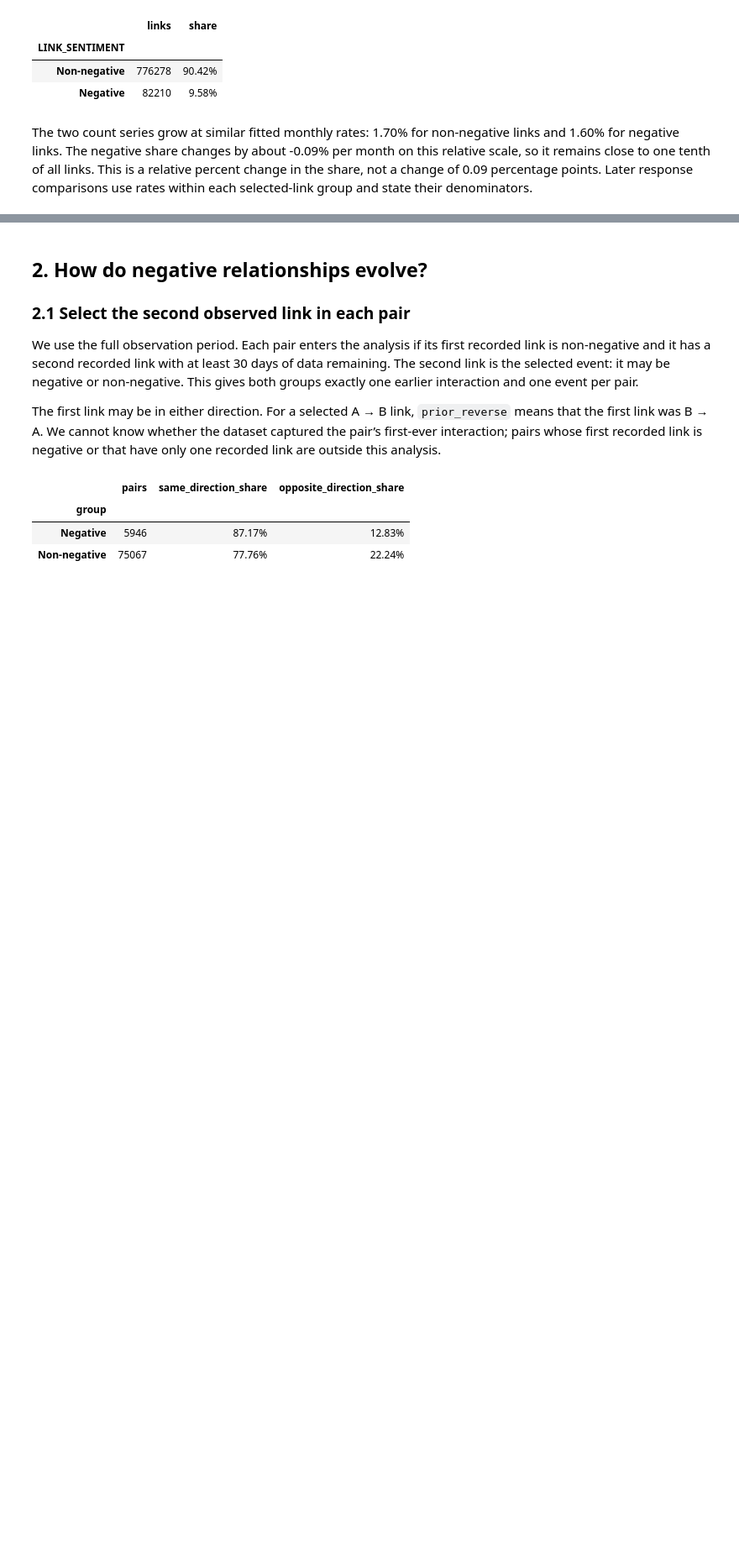
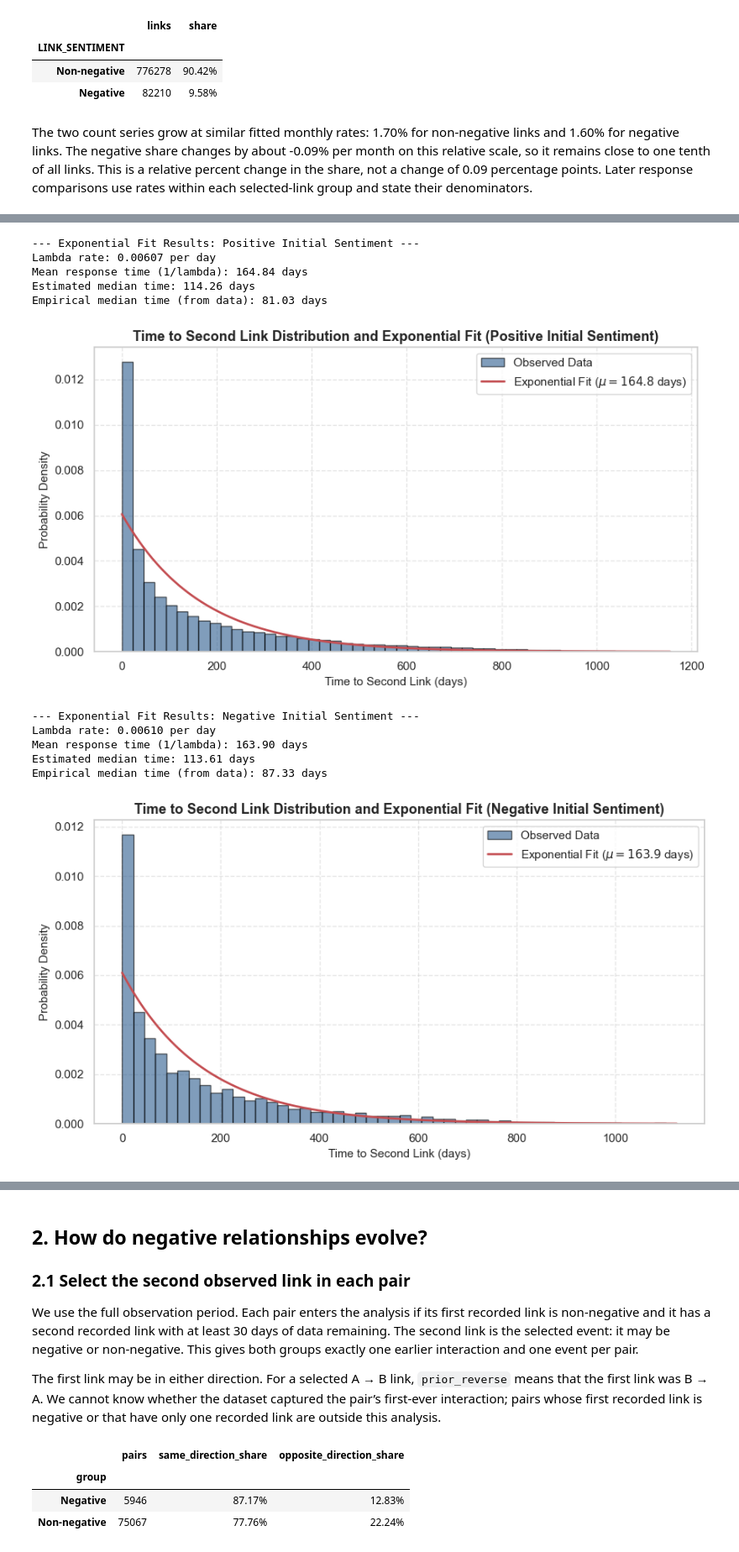
Before and after one commit to RomainFast121/ada_project, a Jupyter notebook: result_P2.ipynb, the cells around one changed output, grey strips where cells are left out. Shown at 84% size. Saved outputs shown, nothing was run; the diff lists cells and outputs as text; code cells hidden in the pictures; blank space fills up the shorter version.

```diff
--- a/result_P2.ipynb
+++ b/result_P2.ipynb
@@ -124,0 +160,17 @@ The two count series grow at similar fitted monthly rates: 1.70% for non-negativ
+# %%
+links, valid_pairs = select_valid_origin_pairs(links, margin_days=60)
+# %%
+show_response_time_by_sentiment(valid_pairs)
+# %% [output]
+--- Exponential Fit Results: Positive Initial Sentiment ---
+Lambda rate: 0.00607 per day
+Mean response time (1/lambda): 164.84 days
+Estimated median time: 114.26 days
+Empirical median time (from data): 81.03 days
+[figure, added]
+--- Exponential Fit Results: Negative Initial Sentiment ---
+Lambda rate: 0.00610 per day
+Mean response time (1/lambda): 163.90 days
+Estimated median time: 113.61 days
+Empirical median time (from data): 87.33 days
+[figure, added]
```
Also changed, not shown: parts of 29 cells of this notebook, 6 other files.
